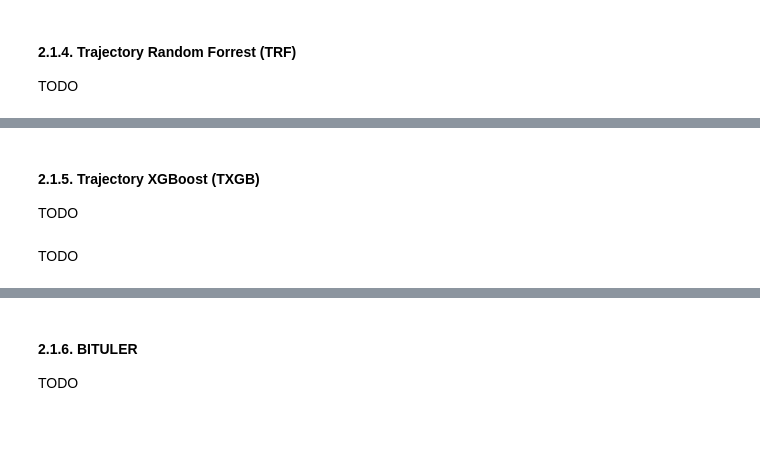
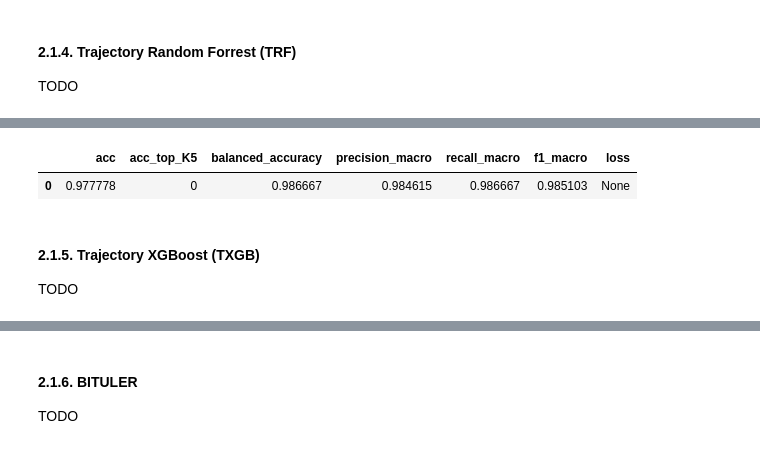
Before and after one commit to mat-analysis/mat-classification, a Jupyter notebook: MAT-analysis-Tutorial.ipynb, the cells around one changed output, grey strips where cells are left out. Saved outputs shown, nothing was run; the diff lists cells and outputs as text; code cells hidden in the pictures.

```diff
--- a/MAT-analysis-Tutorial.ipynb
+++ b/MAT-analysis-Tutorial.ipynb
@@ -310,12 +344,13 @@ result = TRF(train, test)
 # %%
-result
+result.summary()
+# %% [output]
+|  | acc | acc_top_K5 | balanced_accuracy | precision_macro | recall_macro | f1_macro | loss |
+| 0 | 0.977778 | 0 | 0.986667 | 0.984615 | 0.986667 | 0.985103 | None |
 # %% [markdown]
 #### 2.1.5. Trajectory XGBoost (TXGB)
 
 TODO
 # %%
 from matanalysis.methods import TXGB
-# %% [markdown]
-TODO
 # %%
 result = TXGB(train, test)
```
Also changed, not shown: parts of 25 cells of this notebook, 24 other files.
